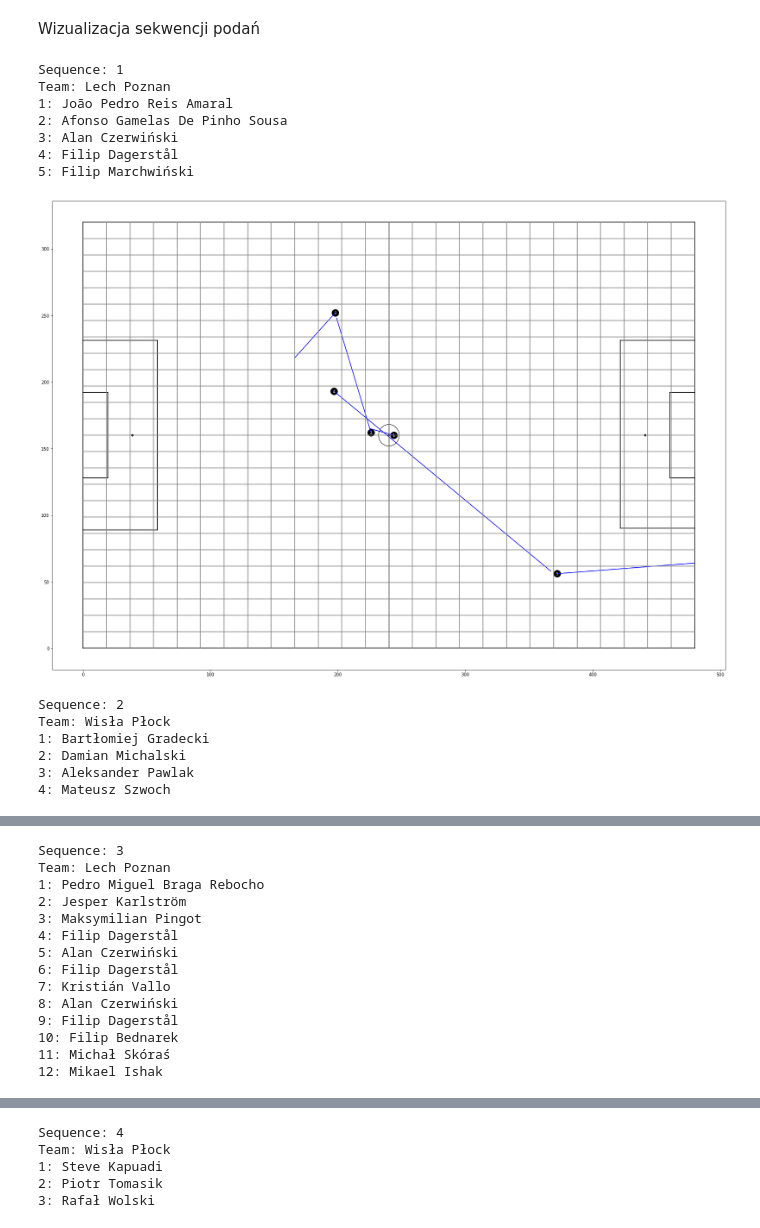
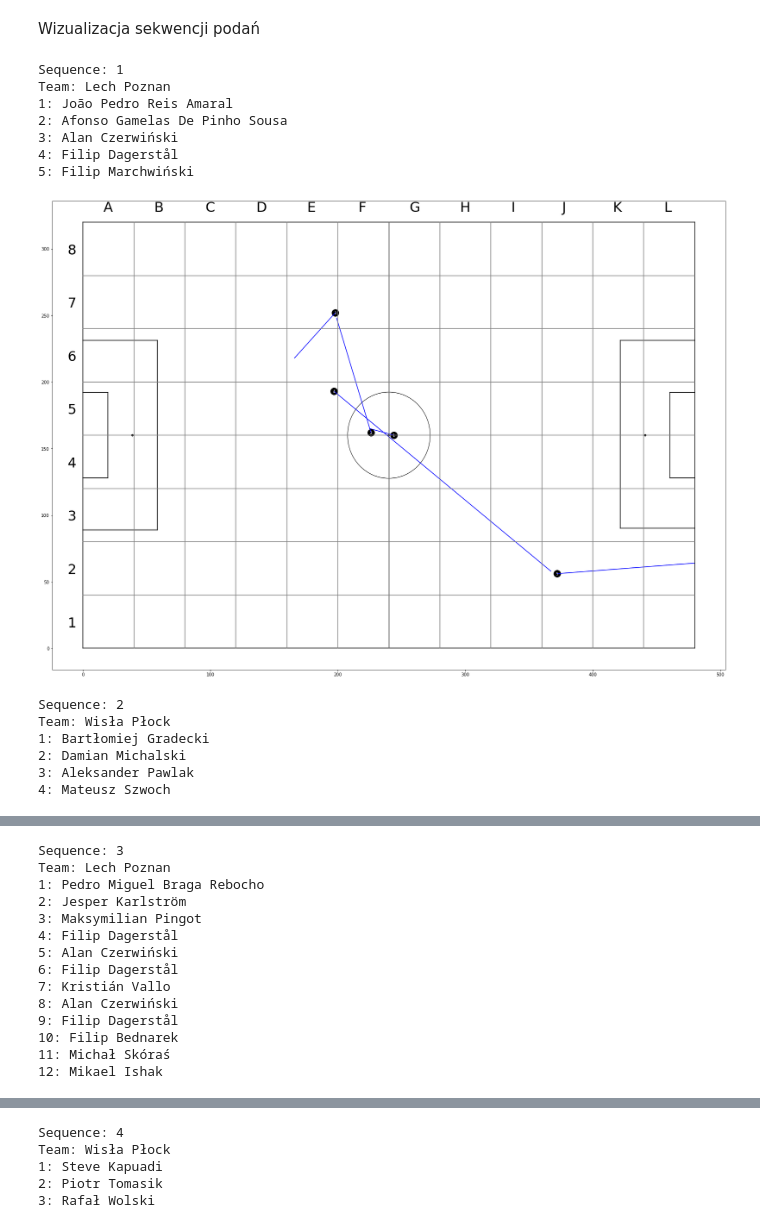
Before and after one commit to mattyl006/sport-data-science, a Jupyter notebook: find_pass_seq.ipynb, the cells around one changed output, grey strips where cells are left out. Cells and saved outputs as stored; diff of their text form; code cells hidden in the pictures.

Commit message:
normalize grid areas (areas_x, areas_y), update draw_passes_sequence

```diff
--- a/find_pass_seq.ipynb
+++ b/find_pass_seq.ipynb
@@ -8,13 +8,16 @@ from sequences.get_pass_sequences import get_additional_sequences
 from get_data.get_data import get_events
 
 match = 3836192
+def_areas_x = 12
+def_areas_y = 8
 # %%
 passes = get_events('passes', match)
 carrys = get_events('carrys', match)
 ball_receipts = get_events('ball_receipts', match)
 dribbles = get_events('dribbles', match)
 
-passes = add_areas_and_pos(passes)
+passes = add_areas_and_pos(passes, "pass", def_areas_x, def_areas_y)
+carrys = add_areas_and_pos(carrys, "carry", def_areas_x, def_areas_y)
 # %% [markdown]
 Generowanie wszystkich sekwencji podań
 # %%
@@ -60,20 +63,20 @@ Wizualizacja sekwencji podań
 # %%
 start_team = passes['possession_team'][0]
 
 for i, s in enumerate(sequences):
     print(f'Sequence: {i+1}')
-    draw_passes_sequence(s, start_team, areas=26, scale=4)
+    draw_passes_sequence(s, start_team, def_areas_x, def_areas_y, scale=4)
     if i == 5:
         break
 # %% [output]
 Sequence: 1
 Team: Lech Poznan
 1: João Pedro Reis Amaral
 2: Afonso Gamelas De Pinho Sousa
 3: Alan Czerwiński
 4: Filip Dagerstål
 5: Filip Marchwiński
-[figure, old version]
+[figure, new version]
 Sequence: 2
 Team: Wisła Płock
 1: Bartłomiej Gradecki
```
Also changed, not shown: parts of 2 cells of this notebook, 4 other files.
